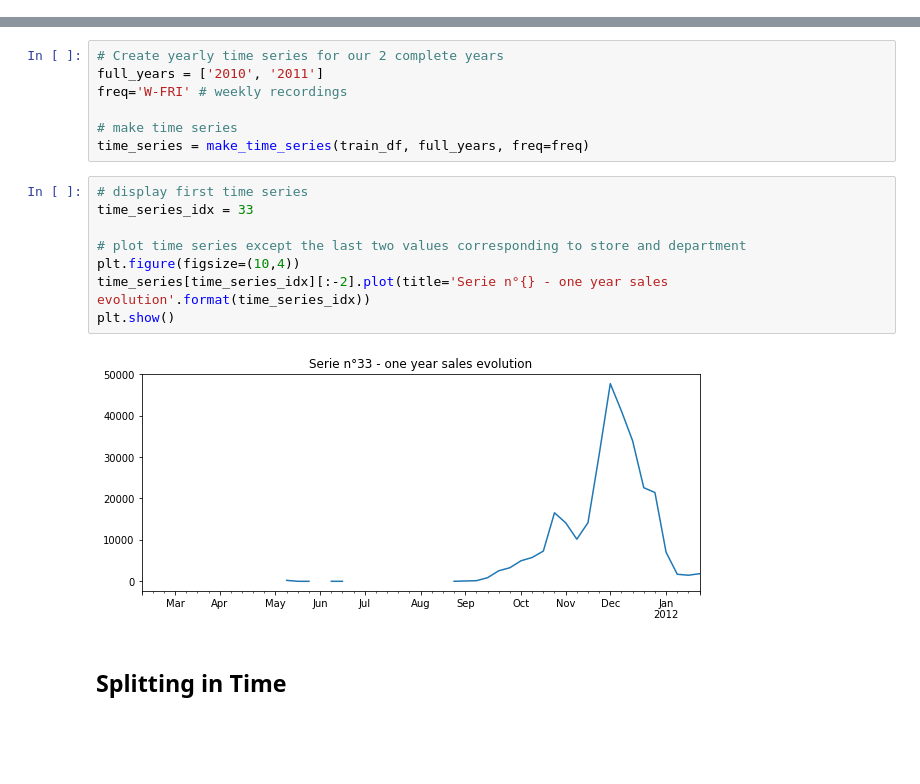
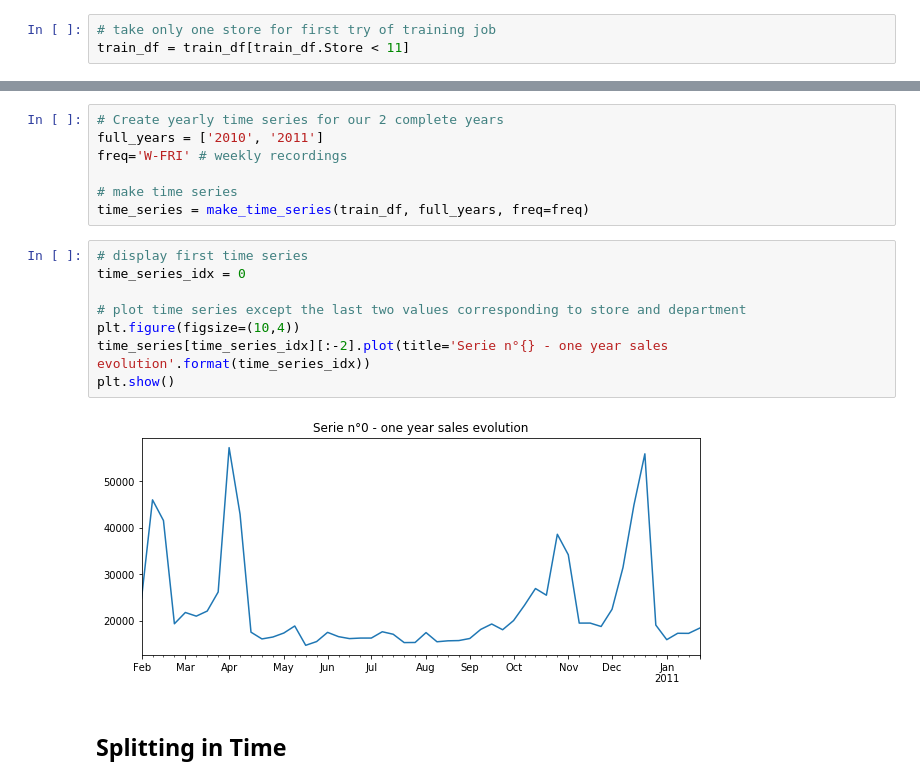
Before and after one commit to Corentin-M/Sales_forecasting, a Jupyter notebook: DeepAR_NoFeatures.ipynb, the cells around one changed output, grey strips where cells are left out. Saved outputs shown, nothing was run; the diff lists cells and outputs as text; blank space fills up the shorter version.

```diff
--- a/DeepAR_NoFeatures.ipynb
+++ b/DeepAR_NoFeatures.ipynb
@@ -92,4 +93,7 @@ print(train_df.Cat_Dept.nunique())
 81
+# %%
+# take only one store for first try of training job
+train_df = train_df[train_df.Store < 11]
 # %% [markdown]
 ## Plot Sales Evolution
 # %%
@@ -169,14 +173,14 @@ freq='W-FRI' # weekly recordings
 time_series = make_time_series(train_df, full_years, freq=freq)
 # %%
 # display first time series
-time_series_idx = 33
+time_series_idx = 0
 
 # plot time series except the last two values corresponding to store and department
 plt.figure(figsize=(10,4))
 time_series[time_series_idx][:-2].plot(title='Serie n°{} - one year sales evolution'.format(time_series_idx))
 plt.show()
 # %% [output]
-[figure, old version]
+[figure, new version]
 # %% [markdown]
 ## Splitting in Time
 # %%
```
Also changed, not shown: parts of 20 cells of this notebook.
